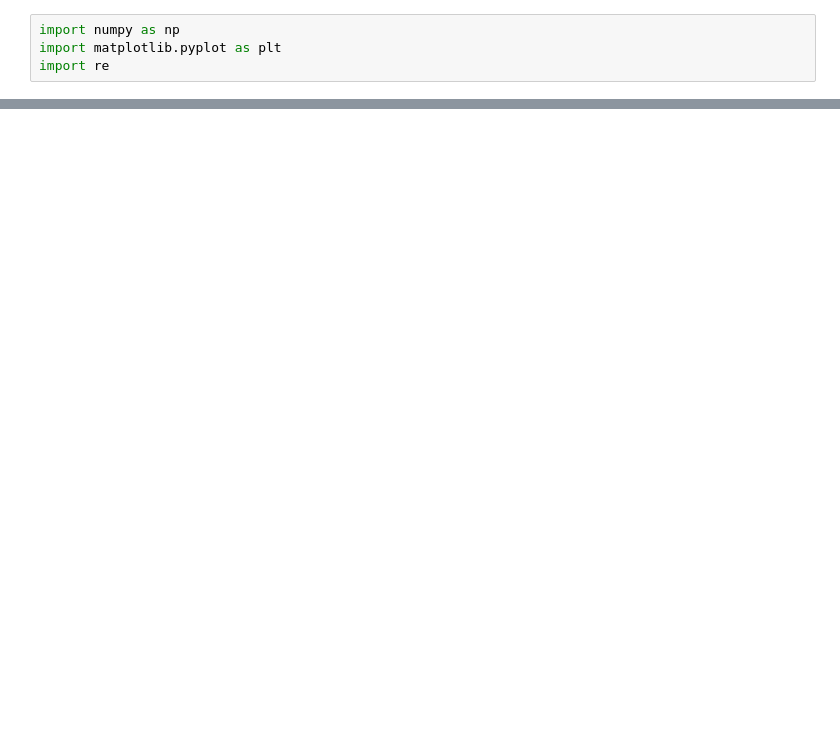
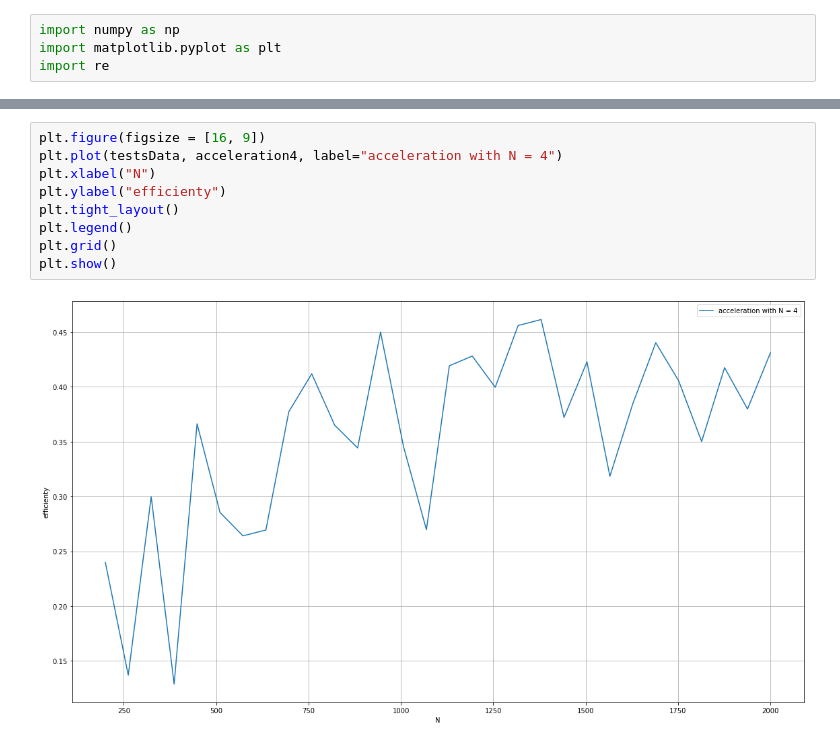
Before and after one commit to Bryanskiy/MIPT.ThirdGrade.ParallelProg, a Jupyter notebook: lab1/driver.ipynb, the cells around one changed output, grey strips where cells are left out. Saved outputs shown, nothing was run; the diff lists cells and outputs as text; blank space fills up the shorter version.

```diff
--- a/lab1/driver.ipynb
+++ b/lab1/driver.ipynb
@@ -39,0 +62,11 @@ plt.show()
+# %%
+plt.figure(figsize = [16, 9])
+plt.plot(testsData, acceleration4, label="acceleration with N = 4")
+plt.xlabel("N")
+plt.ylabel("efficienty")
+plt.tight_layout()
+plt.legend()
+plt.grid()
+plt.show()
+# %% [output]
+[figure, added]
```
Also changed, not shown: parts of 3 cells of this notebook, 1 other file.
